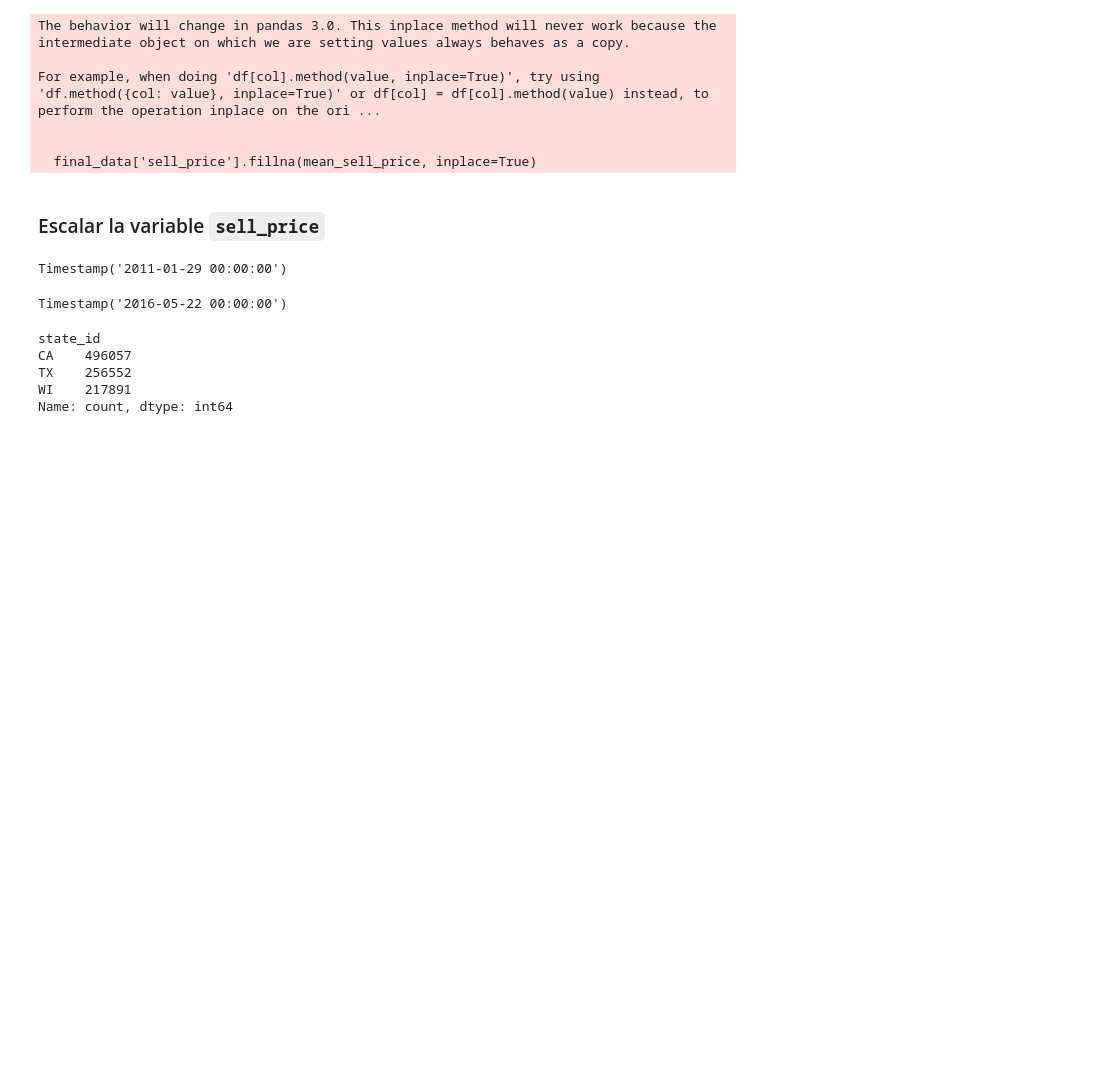
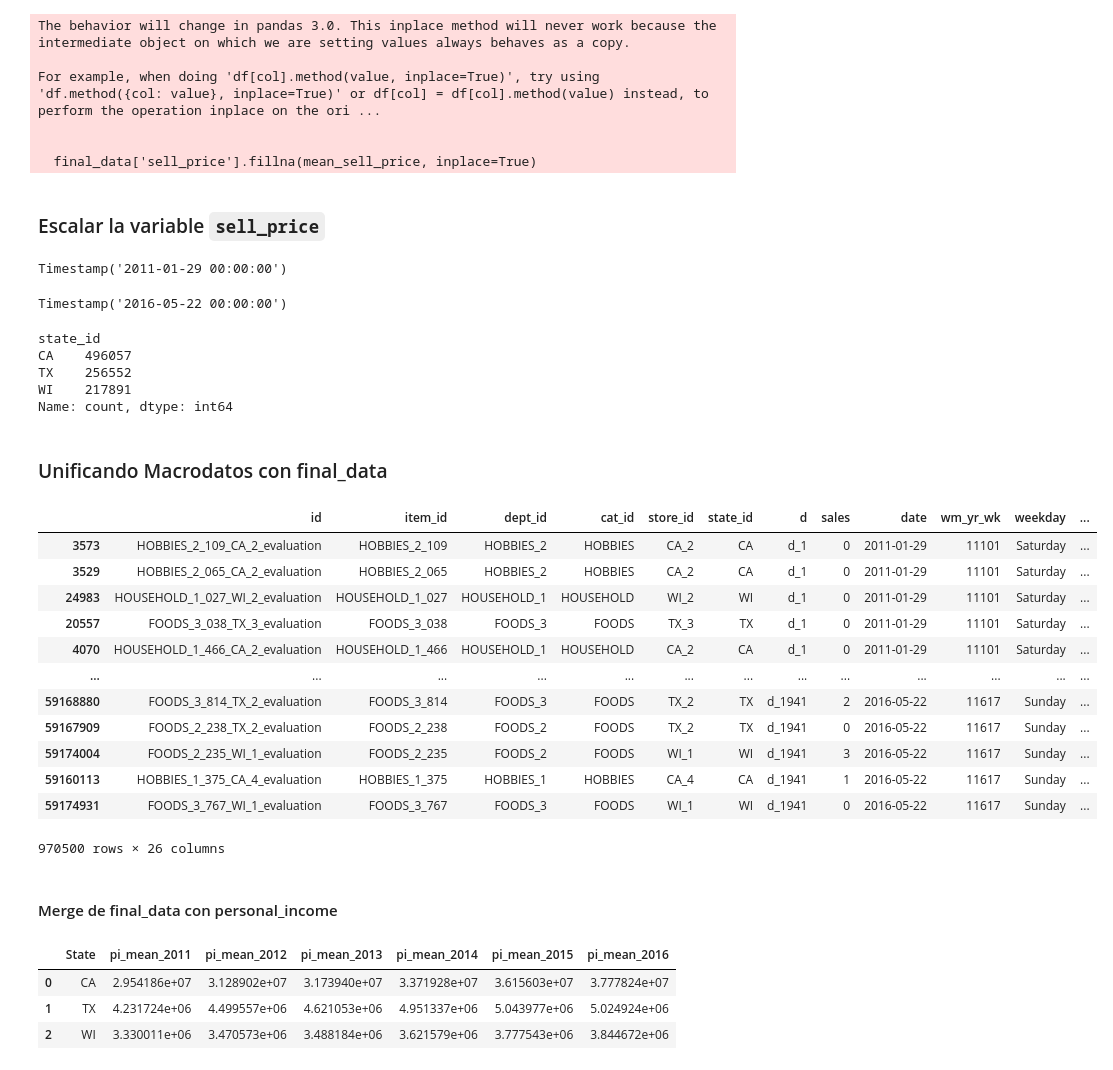
Before and after one commit to andtay/Machine_Learning_Based_Demand_Forecasting, a Jupyter notebook: Walmart/src/data.ipynb, the cells around one changed output. Drawn from its saved outputs; the diff is of its cells as text; code cells hidden in the pictures; blank space fills up the shorter version.

Commit message:
Update data. Merge data

```diff
--- a/Walmart/src/data.ipynb
+++ b/Walmart/src/data.ipynb
@@ -179,3 +179,5 @@ CA    496057
 TX    256552
 WI    217891
 Name: count, dtype: int64
+# %% [markdown]
+### Unificando Macrodatos con final_data
@@ -181,0 +196,25 @@ Name: count, dtype: int64
+# %%
+final_data
+# %% [output]
+|  | id | item_id | dept_id | cat_id | store_id | state_id | d | sales | date | wm_yr_wk | weekday | ... |
+| 3573 | HOBBIES_2_109_CA_2_evaluation | HOBBIES_2_109 | HOBBIES_2 | HOBBIES | CA_2 | CA | d_1 | 0 | 2011-01-29 | 11101 | Saturday | ... |
+| 3529 | HOBBIES_2_065_CA_2_evaluation | HOBBIES_2_065 | HOBBIES_2 | HOBBIES | CA_2 | CA | d_1 | 0 | 2011-01-29 | 11101 | Saturday | ... |
+| 24983 | HOUSEHOLD_1_027_WI_2_evaluation | HOUSEHOLD_1_027 | HOUSEHOLD_1 | HOUSEHOLD | WI_2 | WI | d_1 | 0 | 2011-01-29 | 11101 | Saturday | ... |
+| 20557 | FOODS_3_038_TX_3_evaluation | FOODS_3_038 | FOODS_3 | FOODS | TX_3 | TX | d_1 | 0 | 2011-01-29 | 11101 | Saturday | ... |
+| 4070 | HOUSEHOLD_1_466_CA_2_evaluation | HOUSEHOLD_1_466 | HOUSEHOLD_1 | HOUSEHOLD | CA_2 | CA | d_1 | 0 | 2011-01-29 | 11101 | Saturday | ... |
+| ... | ... | ... | ... | ... | ... | ... | ... | ... | ... | ... | ... | ... |
+| 59168880 | FOODS_3_814_TX_2_evaluation | FOODS_3_814 | FOODS_3 | FOODS | TX_2 | TX | d_1941 | 2 | 2016-05-22 | 11617 | Sunday | ... |
+| 59167909 | FOODS_2_238_TX_2_evaluation | FOODS_2_238 | FOODS_2 | FOODS | TX_2 | TX | d_1941 | 0 | 2016-05-22 | 11617 | Sunday | ... |
+| 59174004 | FOODS_2_235_WI_1_evaluation | FOODS_2_235 | FOODS_2 | FOODS | WI_1 | WI | d_1941 | 3 | 2016-05-22 | 11617 | Sunday | ... |
+| 59160113 | HOBBIES_1_375_CA_4_evaluation | HOBBIES_1_375 | HOBBIES_1 | HOBBIES | CA_4 | CA | d_1941 | 1 | 2016-05-22 | 11617 | Sunday | ... |
+| 59174931 | FOODS_3_767_WI_1_evaluation | FOODS_3_767 | FOODS_3 | FOODS | WI_1 | WI | d_1941 | 0 | 2016-05-22 | 11617 | Sunday | ... |
+970500 rows × 26 columns
+# %% [markdown]
+#### Merge de final_data con personal_income
+# %%
+personal_income
+# %% [output]
+|  | State | pi_mean_2011 | pi_mean_2012 | pi_mean_2013 | pi_mean_2014 | pi_mean_2015 | pi_mean_2016 |
+| 0 | CA | 2.954186e+07 | 3.128902e+07 | 3.173940e+07 | 3.371928e+07 | 3.615603e+07 | 3.777824e+07 |
+| 1 | TX | 4.231724e+06 | 4.499557e+06 | 4.621053e+06 | 4.951337e+06 | 5.043977e+06 | 5.024924e+06 |
+| 2 | WI | 3.330011e+06 | 3.470573e+06 | 3.488184e+06 | 3.621579e+06 | 3.777543e+06 | 3.844672e+06 |
```
Also changed, not shown: parts of 17 cells of this notebook.
